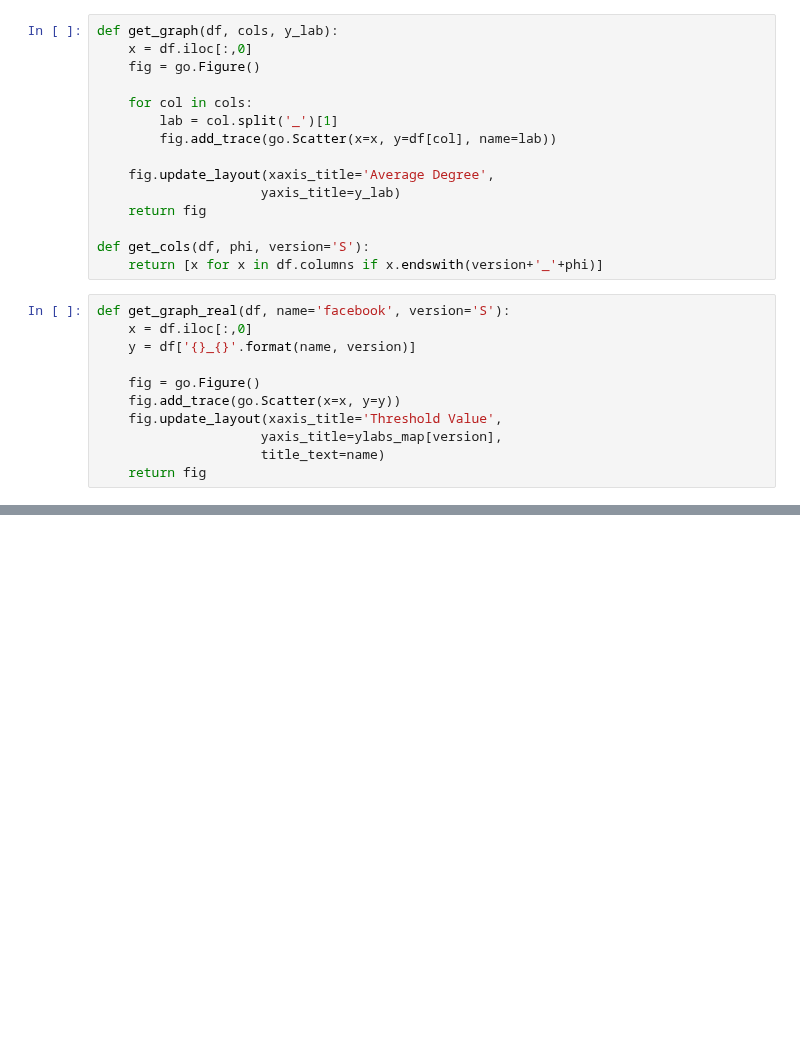
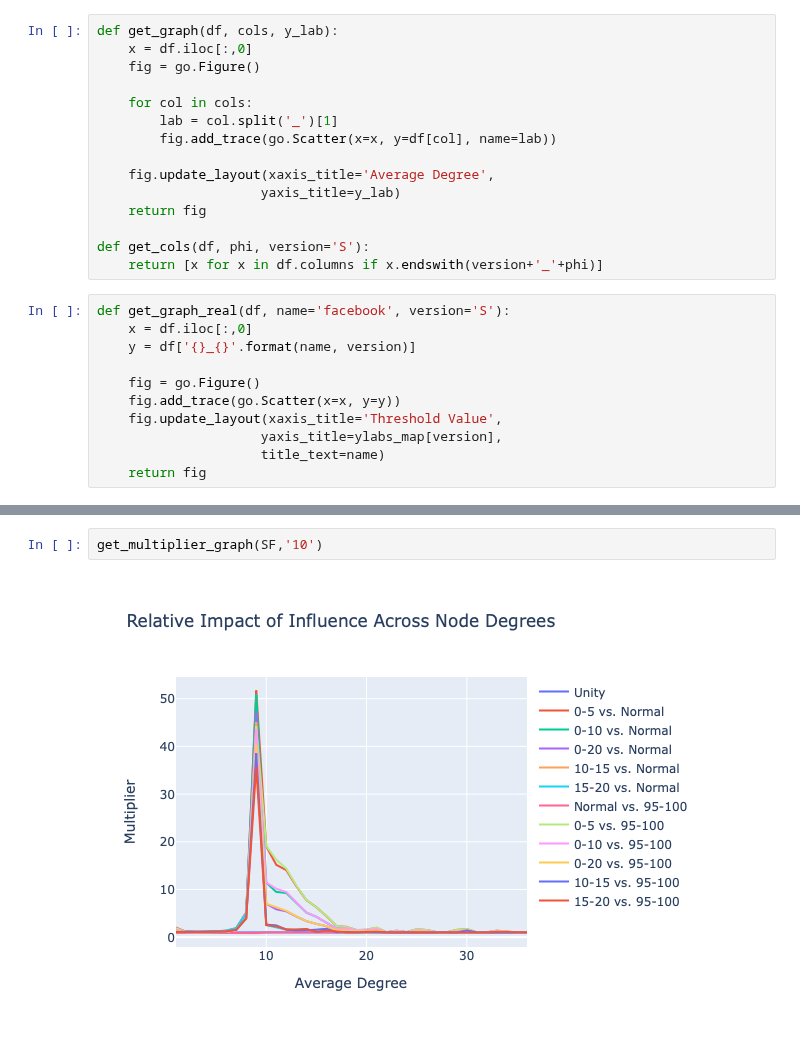
Before and after one commit to MiLinny/Influentials, a Jupyter notebook: Code/Dashboard.ipynb, the cells around one changed output, grey strips where cells are left out. Cells and saved outputs as stored; diff of their text form; blank space fills up the shorter version.

```diff
--- a/Code/Dashboard.ipynb
+++ b/Code/Dashboard.ipynb
@@ -53,3 +126,7 @@ get_graph(RGU, get_cols(RGU, '18'), ylabs_map['S'])
+# %%
+get_multiplier_graph(SF,'10')
+# %% [output]
+[figure, added]
 # %%
 viewer = jupyterlab_dash.AppViewer()
 
```
Also changed, not shown: parts of 6 cells of this notebook, 5 other files.
